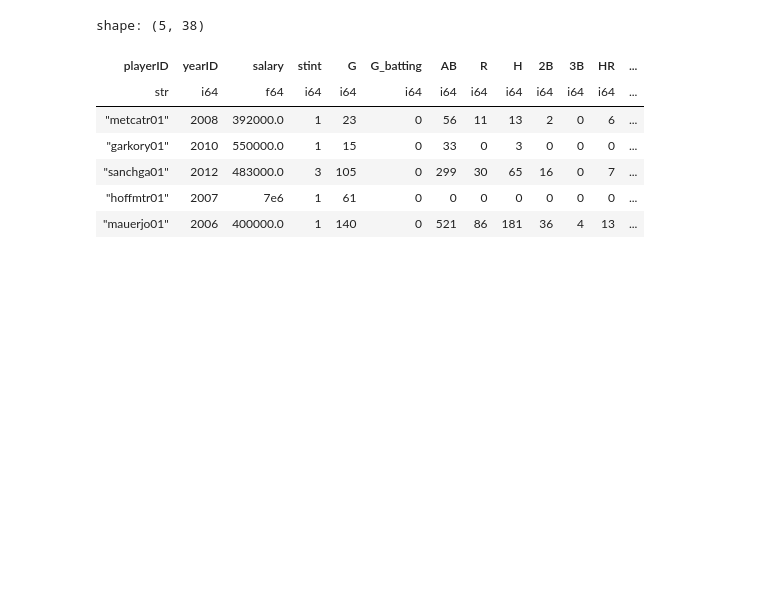
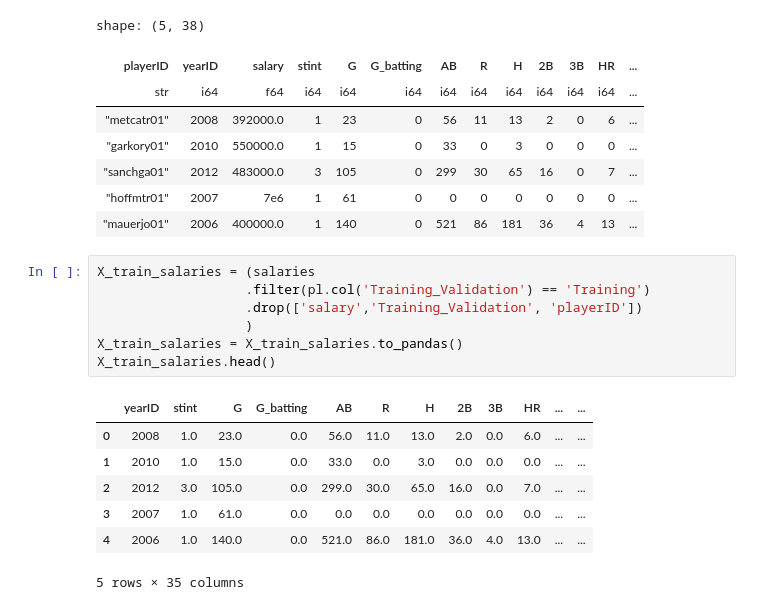
Before and after one commit to ShoSato-047/lab_2.3_ML_Baseballs, a Jupyter notebook: lab_2.3_ML_Baseballs.ipynb, the cells around one changed output. Cells and saved outputs as stored; diff of their text form; blank space fills up the shorter version.

```diff
--- a/lab_2.3_ML_Baseballs.ipynb
+++ b/lab_2.3_ML_Baseballs.ipynb
@@ -56,3 +541,18 @@ shape: (5, 38)
 | "sanchga01" | 2012 | 483000.0 | 3 | 105 | 0 | 299 | 30 | 65 | 16 | 0 | 7 | ... |
 | "hoffmtr01" | 2007 | 7e6 | 1 | 61 | 0 | 0 | 0 | 0 | 0 | 0 | 0 | ... |
 | "mauerjo01" | 2006 | 400000.0 | 1 | 140 | 0 | 521 | 86 | 181 | 36 | 4 | 13 | ... |
+# %%
+X_train_salaries = (salaries
+                   .filter(pl.col('Training_Validation') == 'Training')
+                   .drop(['salary','Training_Validation', 'playerID'])
+                   )
+X_train_salaries = X_train_salaries.to_pandas()
+X_train_salaries.head()
+# %% [output]
+|  | yearID | stint | G | G_batting | AB | R | H | 2B | 3B | HR | ... | ... |
+| 0 | 2008 | 1.0 | 23.0 | 0.0 | 56.0 | 11.0 | 13.0 | 2.0 | 0.0 | 6.0 | ... | ... |
+| 1 | 2010 | 1.0 | 15.0 | 0.0 | 33.0 | 0.0 | 3.0 | 0.0 | 0.0 | 0.0 | ... | ... |
+| 2 | 2012 | 3.0 | 105.0 | 0.0 | 299.0 | 30.0 | 65.0 | 16.0 | 0.0 | 7.0 | ... | ... |
+| 3 | 2007 | 1.0 | 61.0 | 0.0 | 0.0 | 0.0 | 0.0 | 0.0 | 0.0 | 0.0 | ... | ... |
+| 4 | 2006 | 1.0 | 140.0 | 0.0 | 521.0 | 86.0 | 181.0 | 36.0 | 4.0 | 13.0 | ... | ... |
+5 rows × 35 columns
```
Also changed, not shown: parts of 107 cells of this notebook.
